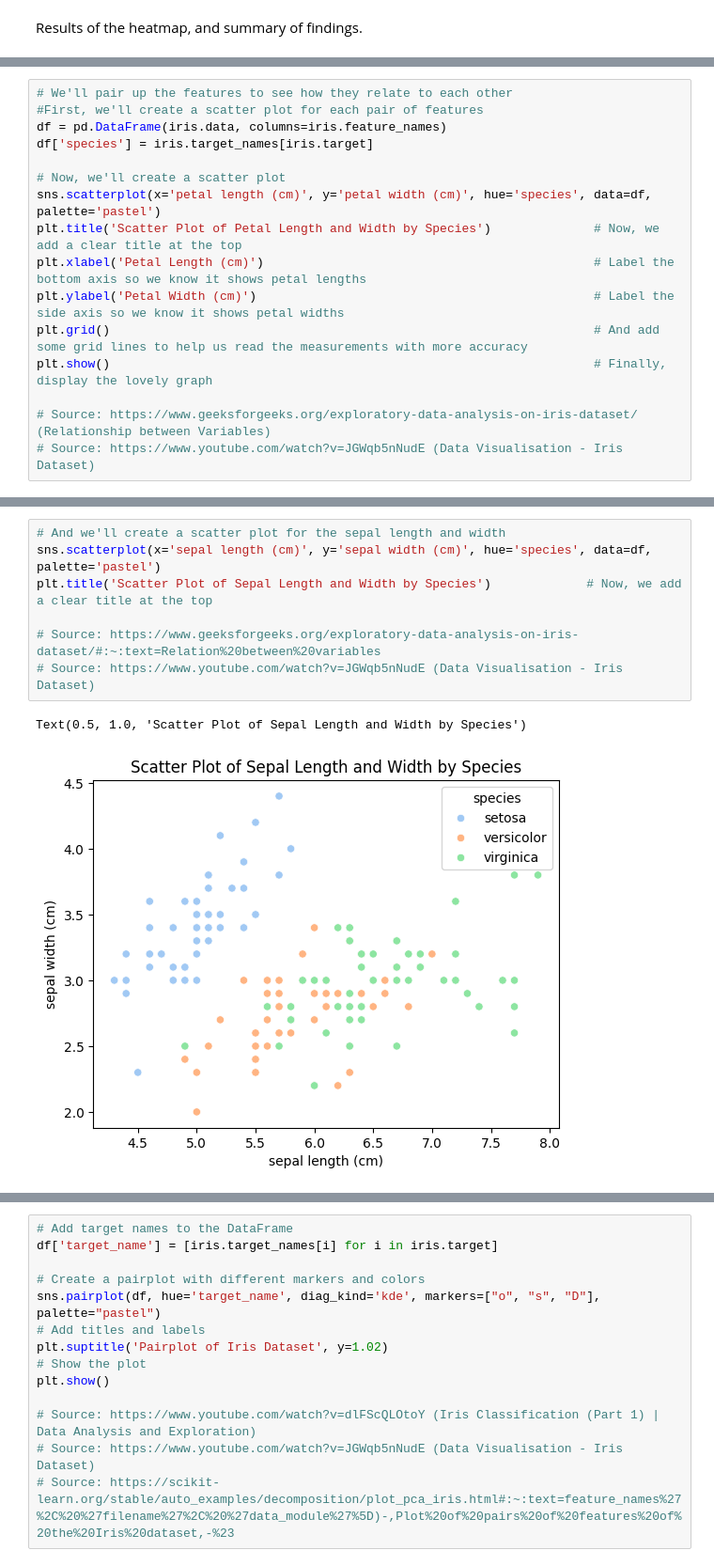
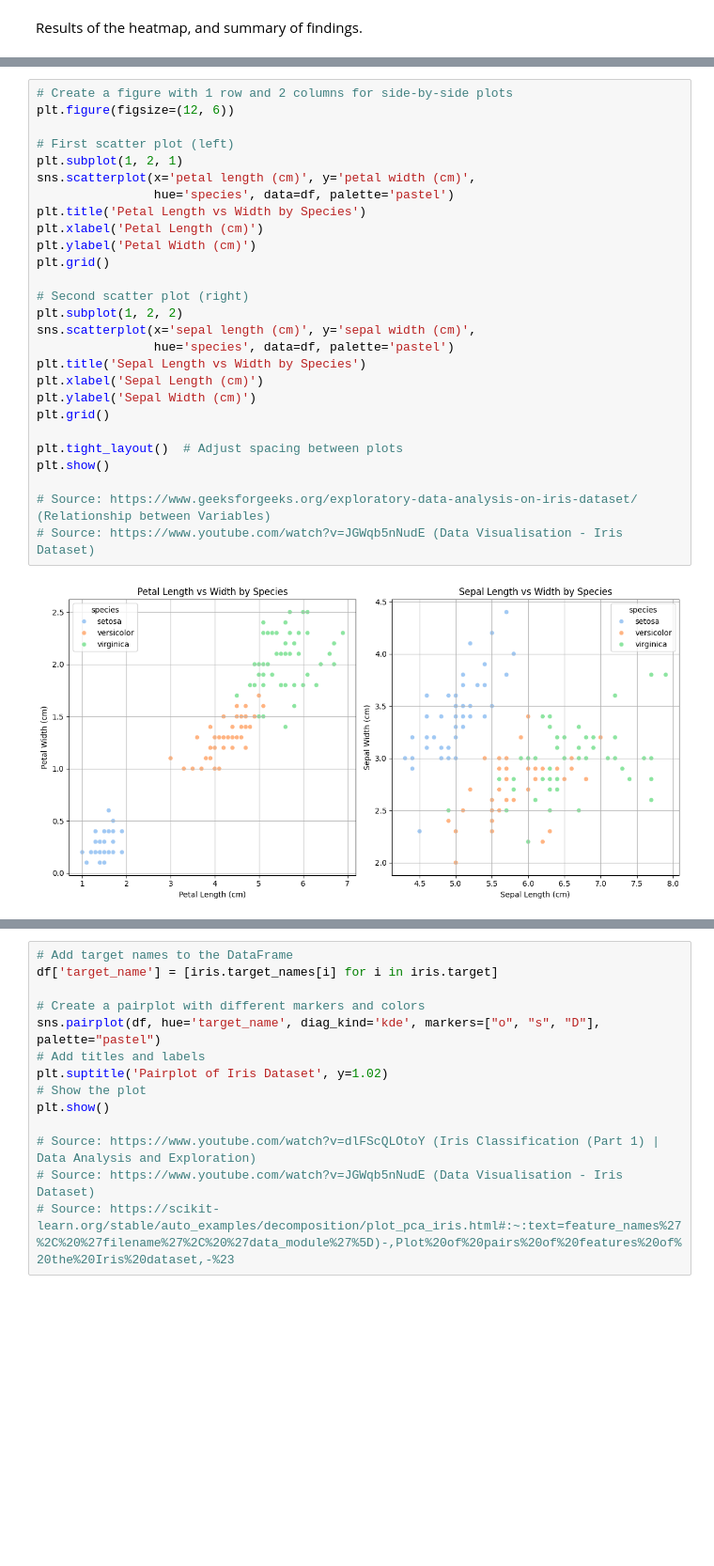
Before and after one commit to marianemcgrath/pands_project, a Jupyter notebook: analysis.ipynb, the cells around one changed output, grey strips where cells are left out. Shown: that part at 94% size. Drawn from its saved outputs; the diff is of its cells as text; blank space fills up the shorter version.

```diff
--- a/analysis.ipynb
+++ b/analysis.ipynb
@@ -264,16 +365,0 @@ What are they? Use and how to read them?
-# %%
-# We'll pair up the features to see how they relate to each other
-#First, we'll create a scatter plot for each pair of features
-df = pd.DataFrame(iris.data, columns=iris.feature_names)
-df['species'] = iris.target_names[iris.target]
-
-# Now, we'll create a scatter plot
-sns.scatterplot(x='petal length (cm)', y='petal width (cm)', hue='species', data=df, palette='pastel')
-plt.title('Scatter Plot of Petal Length and Width by Species')              # Now, we add a clear title at the top
-plt.xlabel('Petal Length (cm)')                                             # Label the bottom axis so we know it shows petal lengths
-plt.ylabel('Petal Width (cm)')                                              # Label the side axis so we know it shows petal widths
-plt.grid()                                                                  # And add some grid lines to help us read the measurements with more accuracy
-plt.show()                                                                  # Finally, display the lovely graph
-
-# Source: https://www.geeksforgeeks.org/exploratory-data-analysis-on-iris-dataset/ (Relationship between Variables)
-# Source: https://www.youtube.com/watch?v=JGWqb5nNudE (Data Visualisation - Iris Dataset)
@@ -282,11 +366,30 @@ plt.show()                                                                  # Fi
-# %%
-# And we'll create a scatter plot for the sepal length and width
-sns.scatterplot(x='sepal length (cm)', y='sepal width (cm)', hue='species', data=df, palette='pastel')
-plt.title('Scatter Plot of Sepal Length and Width by Species')             # Now, we add a clear title at the top
-
-# Source: https://www.geeksforgeeks.org/exploratory-data-analysis-on-iris-dataset/#:~:text=Relation%20between%20variables
-# Source: https://www.youtube.com/watch?v=JGWqb5nNudE (Data Visualisation - Iris Dataset)
-# %% [output]
-Text(0.5, 1.0, 'Scatter Plot of Sepal Length and Width by Species')
-[figure, removed]
+# %%
+# Create a figure with 1 row and 2 columns for side-by-side plots
+plt.figure(figsize=(12, 6))
+
+# First scatter plot (left)
+plt.subplot(1, 2, 1)
+sns.scatterplot(x='petal length (cm)', y='petal width (cm)',
+                hue='species', data=df, palette='pastel')
+plt.title('Petal Length vs Width by Species')
+plt.xlabel('Petal Length (cm)')
+plt.ylabel('Petal Width (cm)')
+plt.grid()
+
+# Second scatter plot (right)
+plt.subplot(1, 2, 2)
+sns.scatterplot(x='sepal length (cm)', y='sepal width (cm)',
+                hue='species', data=df, palette='pastel')
+plt.title('Sepal Length vs Width by Species')
+plt.xlabel('Sepal Length (cm)')
+plt.ylabel('Sepal Width (cm)')
+plt.grid()
+
+plt.tight_layout()  # Adjust spacing between plots
+plt.show()
+
+# Source: https://www.geeksforgeeks.org/exploratory-data-analysis-on-iris-dataset/ (Relationship between Variables)
+# Source: https://www.youtube.com/watch?v=JGWqb5nNudE (Data Visualisation - Iris Dataset)
+# %% [output]
+[figure, added]
 # %% [markdown]
```
Also changed, not shown: parts of 26 cells of this notebook.
